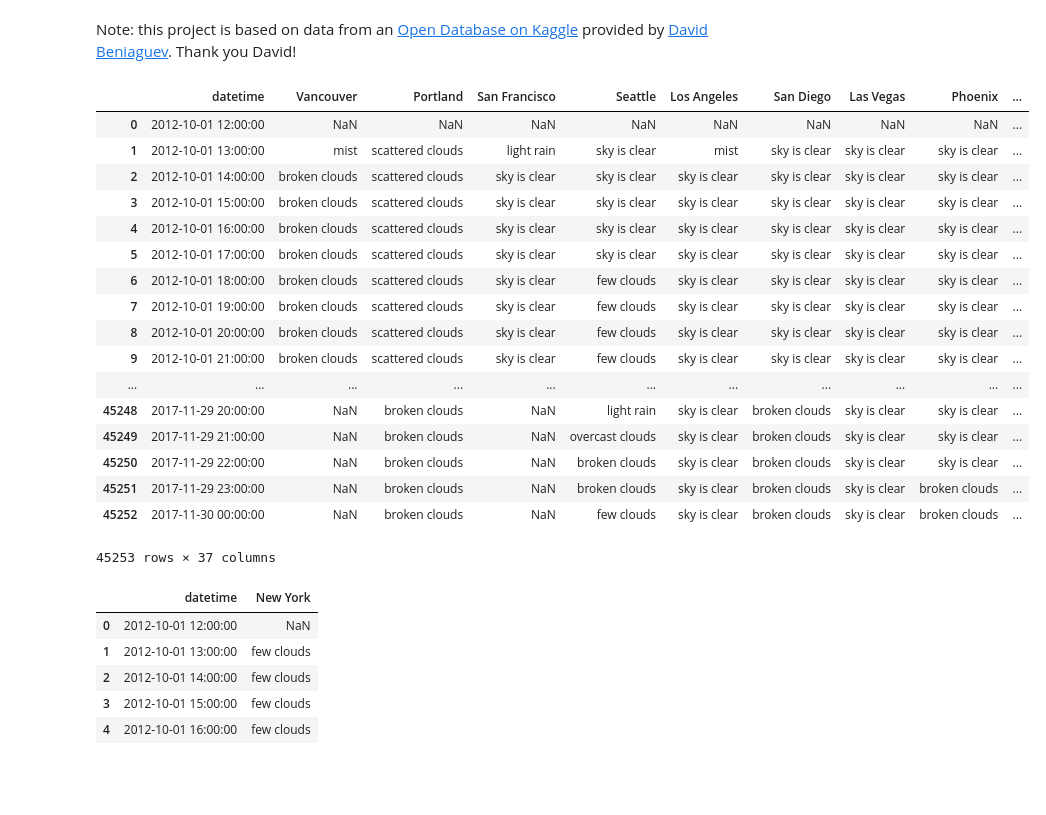
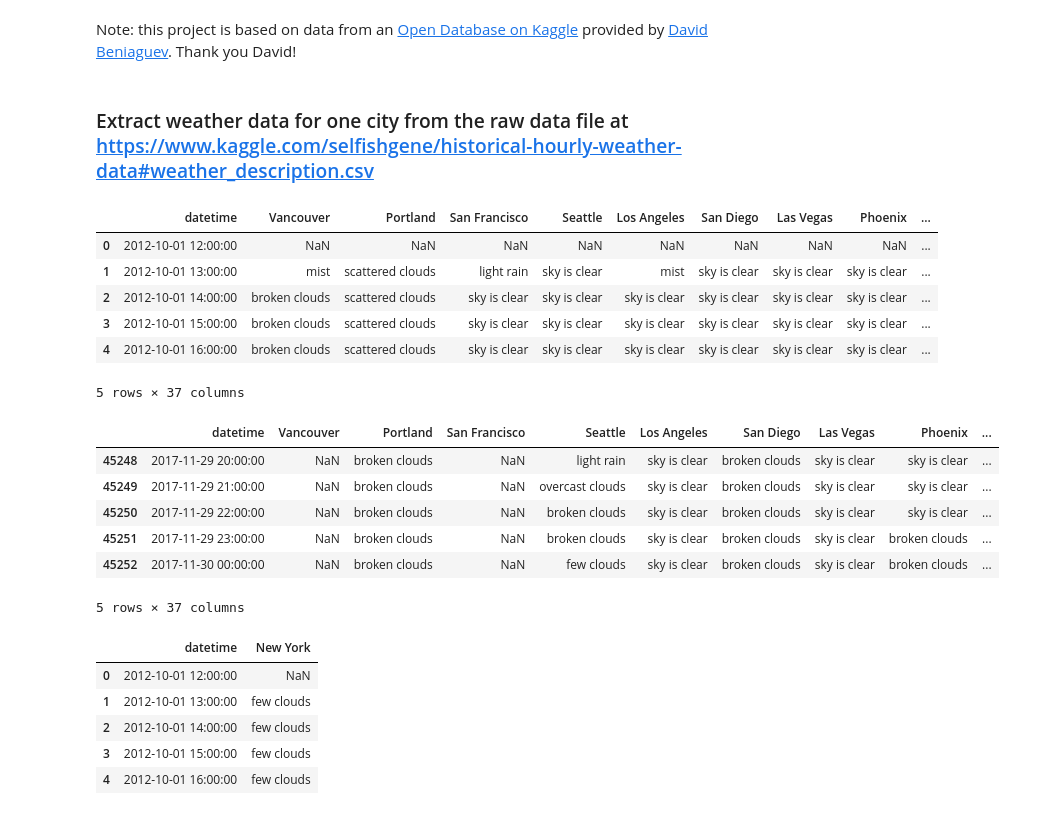
Before and after one commit to DeeptanshuM/dataVisualization_WeatherInUSATechHubs, a Jupyter notebook: DailySkyColorCityVisualization.ipynb, the cells around one changed output. Cells and saved outputs as stored; diff of their text form; code cells hidden in the pictures; blank space fills up the shorter version.

Commit message:
reformatted the raw data display

```diff
--- a/DailySkyColorCityVisualization.ipynb
+++ b/DailySkyColorCityVisualization.ipynb
@@ -12,6 +12,8 @@ Initial plan (or, to be buzzword-compliant, design-doc/outline/<most appropriate
 Note: this project is based on data from an [Open Database on Kaggle](https://www.kaggle.com/selfishgene/historical-hourly-weather-data#weather_description.csv) provided by [David Beniaguev](https://davidbeniaguev.com). Thank you David!
 # %%
 import pandas as pd
+# %% [markdown]
+### Extract weather data for one city from the raw data file at https://www.kaggle.com/selfishgene/historical-hourly-weather-data#weather_description.csv
 # %%
 # download 'weather_description.csv' from the link above to the same repository as your Jupyter Notebook
 dataFile='weather_description.csv'
@@ -19,26 +21,26 @@ city='New York'
 datetime='datetime'
 # %%
 # raw data
-pd.read_csv(dataFile)
+df_RawData = pd.read_csv(dataFile)
+df_RawData.head()
 # %% [output]
 |  | datetime | Vancouver | Portland | San Francisco | Seattle | Los Angeles | San Diego | Las Vegas | Phoenix | ... |
 | 0 | 2012-10-01 12:00:00 | NaN | NaN | NaN | NaN | NaN | NaN | NaN | NaN | ... |
 | 1 | 2012-10-01 13:00:00 | mist | scattered clouds | light rain | sky is clear | mist | sky is clear | sky is clear | sky is clear | ... |
 | 2 | 2012-10-01 14:00:00 | broken clouds | scattered clouds | sky is clear | sky is clear | sky is clear | sky is clear | sky is clear | sky is clear | ... |
 | 3 | 2012-10-01 15:00:00 | broken clouds | scattered clouds | sky is clear | sky is clear | sky is clear | sky is clear | sky is clear | sky is clear | ... |
 | 4 | 2012-10-01 16:00:00 | broken clouds | scattered clouds | sky is clear | sky is clear | sky is clear | sky is clear | sky is clear | sky is clear | ... |
-| 5 | 2012-10-01 17:00:00 | broken clouds | scattered clouds | sky is clear | sky is clear | sky is clear | sky is clear | sky is clear | sky is clear | ... |
-| 6 | 2012-10-01 18:00:00 | broken clouds | scattered clouds | sky is clear | few clouds | sky is clear | sky is clear | sky is clear | sky is clear | ... |
-| 7 | 2012-10-01 19:00:00 | broken clouds | scattered clouds | sky is clear | few clouds | sky is clear | sky is clear | sky is clear | sky is clear | ... |
-| 8 | 2012-10-01 20:00:00 | broken clouds | scattered clouds | sky is clear | few clouds | sky is clear | sky is clear | sky is clear | sky is clear | ... |
-| 9 | 2012-10-01 21:00:00 | broken clouds | scattered clouds | sky is clear | few clouds | sky is clear | sky is clear | sky is clear | sky is clear | ... |
-| ... | ... | ... | ... | ... | ... | ... | ... | ... | ... | ... |
-| 45248 | 2017-11-29 20:00:00 | NaN | broken clouds | NaN | light rain | sky is clear | broken clouds | sky is clear | sky is clear | ... |
-| 45249 | 2017-11-29 21:00:00 | NaN | broken clouds | NaN | overcast clouds | sky is clear | broken clouds | sky is clear | sky is clear | ... |
-| 45250 | 2017-11-29 22:00:00 | NaN | broken clouds | NaN | broken clouds | sky is clear | broken clouds | sky is clear | sky is clear | ... |
-| 45251 | 2017-11-29 23:00:00 | NaN | broken clouds | NaN | broken clouds | sky is clear | broken clouds | sky is clear | broken clouds | ... |
-| 45252 | 2017-11-30 00:00:00 | NaN | broken clouds | NaN | few clouds | sky is clear | broken clouds | sky is clear | broken clouds | ... |
-45253 rows × 37 columns
+5 rows × 37 columns
+# %%
+df_RawData.tail()
+# %% [output]
+|  | datetime | Vancouver | Portland | San Francisco | Seattle | Los Angeles | San Diego | Las Vegas | Phoenix | ... |
+| 45248 | 2017-11-29 20:00:00 | NaN | broken clouds | NaN | light rain | sky is clear | broken clouds | sky is clear | sky is clear | ... |
+| 45249 | 2017-11-29 21:00:00 | NaN | broken clouds | NaN | overcast clouds | sky is clear | broken clouds | sky is clear | sky is clear | ... |
+| 45250 | 2017-11-29 22:00:00 | NaN | broken clouds | NaN | broken clouds | sky is clear | broken clouds | sky is clear | sky is clear | ... |
+| 45251 | 2017-11-29 23:00:00 | NaN | broken clouds | NaN | broken clouds | sky is clear | broken clouds | sky is clear | broken clouds | ... |
+| 45252 | 2017-11-30 00:00:00 | NaN | broken clouds | NaN | few clouds | sky is clear | broken clouds | sky is clear | broken clouds | ... |
+5 rows × 37 columns
 # %%
 # import hourly weather descriptions
 df_WeatherDescription = pd.read_csv(dataFile, usecols=[datetime, city], parse_dates = True)
```
